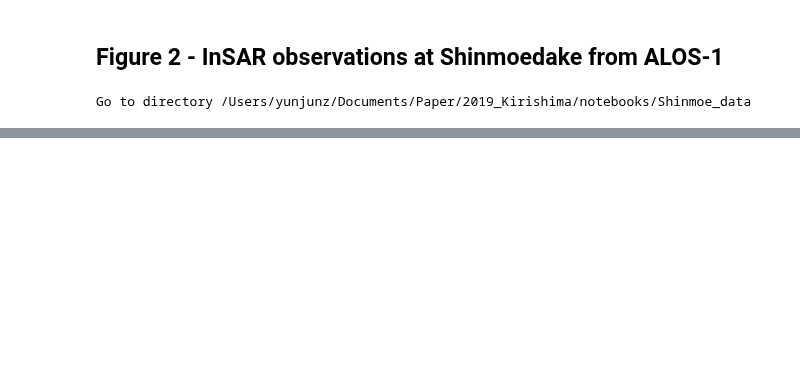
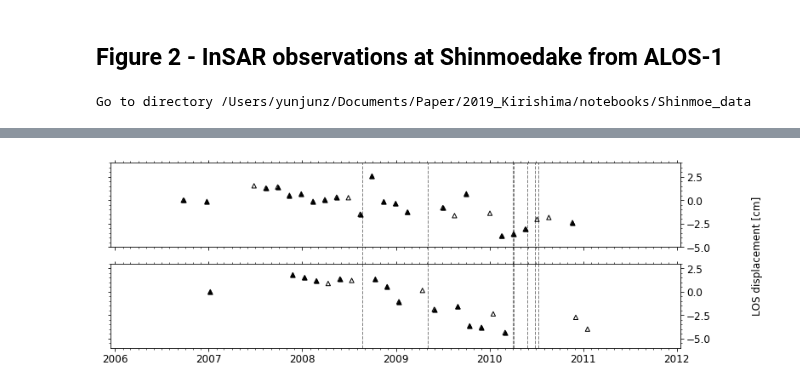
Before and after one commit to geodesymiami/2021-Kirishima, a Jupyter notebook: Fig_2_Shinmoe_data.ipynb, the cells around one changed output, grey strips where cells are left out. Saved outputs shown, nothing was run; the diff lists cells and outputs as text; code cells hidden in the pictures; blank space fills up the shorter version.

```diff
--- a/Fig_2_Shinmoe_data.ipynb
+++ b/Fig_2_Shinmoe_data.ipynb
@@ -170,0 +193,50 @@ save figure to file /Users/yunjunz/development/2019_Kirishima/Shinmoe_ALOS/dis_t
+# %%
+## Figure 2 (c-f) - Time-series of deformation from InSAR, GPS and number of earthquakes
+
+fig, axs = plt.subplots(nrows=2, ncols=1, figsize=[12, 4], sharex=True)
+
+# 1 - asc time-series
+axs[0].scatter(dates1, dis1, marker='^', edgecolor='k', facecolors='none', s=3**3)
+for dt1 in dates1:
+    if dt1 not in ex_dates1:
+        axs[0].scatter(dt1, dis1[dates1==dt1], marker='^', edgecolor='k', facecolors='k', s=3**3)
+axs[0].set_ylim([-5, 4])
+
+# 2 - desc time-series
+axs[1].scatter(dates2, dis2, marker='^', edgecolor='k', facecolors='none', s=3**3)
+for dt2 in dates2:
+    if dt2 not in ex_dates2:
+        axs[1].scatter(dt2, dis2[dates2==dt2], marker='^', edgecolor='k', facecolors='k', s=3**3)
+axs[1].set_ylim([-6, 3])
+
+pp.set_shared_ylabel(axs[0:2], label='LOS displacement [cm]', font_size=font_size, labelpad=0.88, position='right')
+
+# plot event dates in dashed lines
+event_dates = ptime.date_list2vector(['20080822', '20100710', '20110119'])[0]
+line_colors = [pp.mplColors[0], pp.mplColors[0], pp.mplColors[1]]
+
+event_dates = ptime.date_list2vector(['20080822', '20100331','20100406','20090506','20100527','20100627','20100710'])[0]
+
+for ax in axs:
+    ymin = -0.2
+    if ax == axs[-1]:
+        ymin = 0
+    for i in range(len(event_dates)):
+        ax.axvline(x=event_dates[i], ymin=ymin, c='gray', linestyle='--', linewidth=1, zorder=0, clip_on=False)
+
+# axes format
+for ax in axs:
+    ax.yaxis.tick_right()
+    ax.yaxis.set_label_position('right')
+    ax.tick_params(which='both', direction='out', labelsize=font_size, bottom=True, top=True, left=True, right=True)
+    ax.set_xlim(dt(2005, 12, 15), dt(2012, 1, 15))
+    ax.xaxis.set_minor_locator(mdates.MonthLocator())
+    ax.yaxis.set_minor_locator(ticker.AutoMinorLocator())
+
+# output
+#out_file = os.path.abspath('dis_ts.png')
+#print('save figure to file', out_file)
+#plt.savefig(out_file, bbox_inches='tight', transparent=True, dpi=fig_dpi)
+plt.show()
+# %% [output]
+[figure, added]
```
Also changed, not shown: parts of 4 cells of this notebook, 4 other files.
